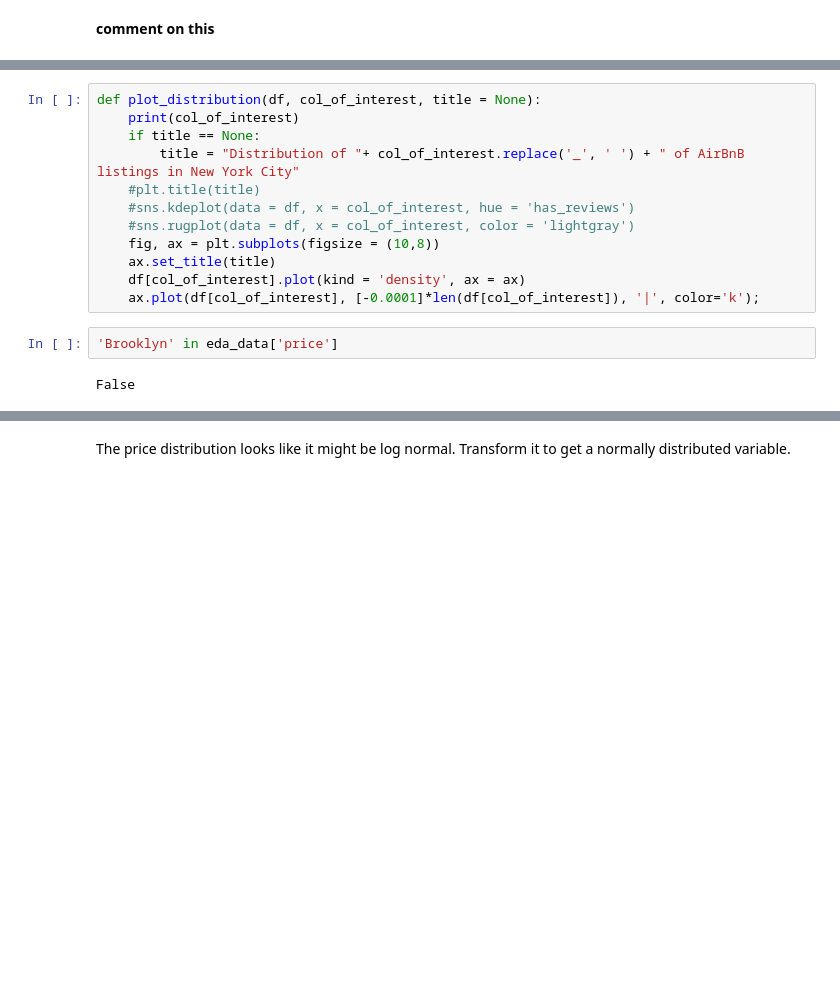
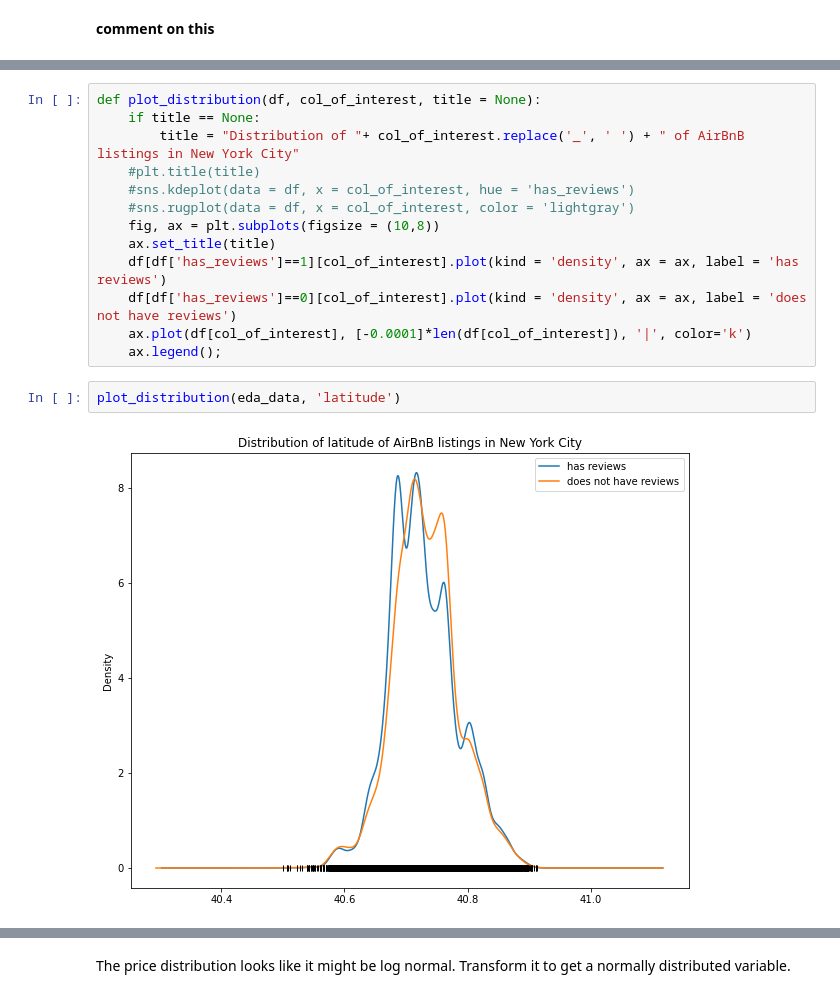
Before and after one commit to miahatton/airbnb_reviews, a Jupyter notebook: WRIT1_v3.ipynb, the cells around one changed output, grey strips where cells are left out. Cells and saved outputs as stored; diff of their text form; blank space fills up the shorter version.

```diff
--- a/WRIT1_v3.ipynb
+++ b/WRIT1_v3.ipynb
@@ -199,6 +199,5 @@ sns.scatterplot(data = eda_data, x = 'latitude', y = 'longitude', hue = 'has_rev
 # %%
 def plot_distribution(df, col_of_interest, title = None):
-    print(col_of_interest)
     if title == None:
         title = "Distribution of "+ col_of_interest.replace('_', ' ') + " of AirBnB listings in New York City"
     #plt.title(title)
@@ -206,9 +205,11 @@ def plot_distribution(df, col_of_interest, title = None):
     #sns.rugplot(data = df, x = col_of_interest, color = 'lightgray')
     fig, ax = plt.subplots(figsize = (10,8))
     ax.set_title(title)
-    df[col_of_interest].plot(kind = 'density', ax = ax)
-    ax.plot(df[col_of_interest], [-0.0001]*len(df[col_of_interest]), '|', color='k');
+    df[df['has_reviews']==1][col_of_interest].plot(kind = 'density', ax = ax, label = 'has reviews')
+    df[df['has_reviews']==0][col_of_interest].plot(kind = 'density', ax = ax, label = 'does not have reviews')
+    ax.plot(df[col_of_interest], [-0.0001]*len(df[col_of_interest]), '|', color='k')
+    ax.legend();
-# %%
-'Brooklyn' in eda_data['price']
-# %% [output]
-False
+# %%
+plot_distribution(eda_data, 'latitude')
+# %% [output]
+[figure, added]
```
Also changed, not shown: parts of 64 cells of this notebook.
